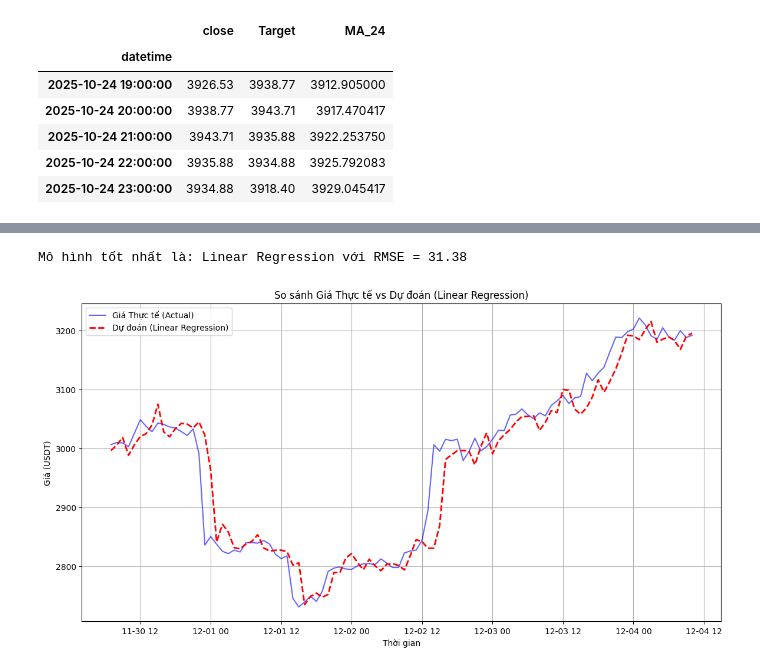
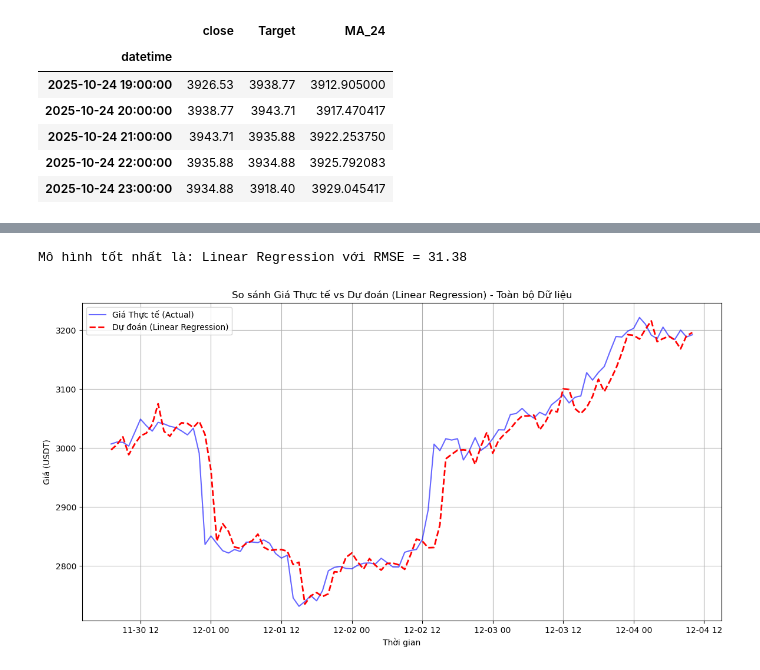
Before and after one commit to kimngoc280105/Binance, a Jupyter notebook: Notebooks/04_modeling.ipynb, the cells around one changed output, grey strips where cells are left out. Saved outputs shown, nothing was run; the diff lists cells and outputs as text; code cells hidden in the pictures.

Commit message:
dua lenh qua models.py va them phan train voi du lieu trong 1 tuan

```diff
--- a/Notebooks/04_modeling.ipynb
+++ b/Notebooks/04_modeling.ipynb
@@ -266,0 +179,8 @@ plt.show()
+# %%
+# Trường hợp 1: Toàn bộ dữ liệu
+results_full_df, results_full, X_test_full, y_test_full = train_and_evaluate_models(
+    df,
+    dataset_name="Toàn bộ dữ liệu (All Data)"
+)
+
+display(results_full_df)
@@ -288,31 +399,31 @@ Dựa trên bảng tổng hợp hiệu suất các mô hình, ta có những nh
 # %%
+# Vẽ biểu đồ so sánh giá thực tế vs dự đoán của model tốt nhất (trên toàn bộ dữ liệu)
 
-
-best_model_name = results_df.index[0]
-best_rmse = results_df.iloc[0]['RMSE']
+best_model_name = results_full_df.index[0]  # Model tốt nhất
+best_rmse = results_full_df.iloc[0]['RMSE']
 
 print(f"Mô hình tốt nhất là: {best_model_name} với RMSE = {best_rmse:.2f}")
 
-y_pred_best = results[best_model_name]["Prediction"]
+y_pred_best = results_full[best_model_name]["Prediction"]
 
 plot_df = pd.DataFrame({
-    'Actual': y_test.values,
+    'Actual': y_test_full.values,
     'Predicted': y_pred_best
-}, index=y_test.index)
+}, index=y_test_full.index)
 
-subset = plot_df.tail(100)
+subset = plot_df.tail(100)  # Lấy 100 giá trị cuối
 
 plt.figure(figsize=(14, 7))
 plt.plot(subset.index, subset['Actual'], label='Giá Thực tế (Actual)', color='blue', alpha=0.6)
 plt.plot(subset.index, subset['Predicted'], label=f'Dự đoán ({best_model_name})', color='red', linestyle='--', linewidth=2)
 
-plt.title(f'So sánh Giá Thực tế vs Dự đoán ({best_model_name})')
+plt.title(f'So sánh Giá Thực tế vs Dự đoán ({best_model_name}) - Toàn bộ Dữ liệu')
 plt.xlabel('Thời gian')
 plt.ylabel('Giá (USDT)')
 plt.legend()
 plt.grid(True)
 plt.show()
 # %% [output]
 Mô hình tốt nhất là: Linear Regression với RMSE = 31.38
-[figure, old version]
+[figure, new version]
 # %% [markdown]
```
Also changed, not shown: parts of 21 cells of this notebook, 1 other file.
